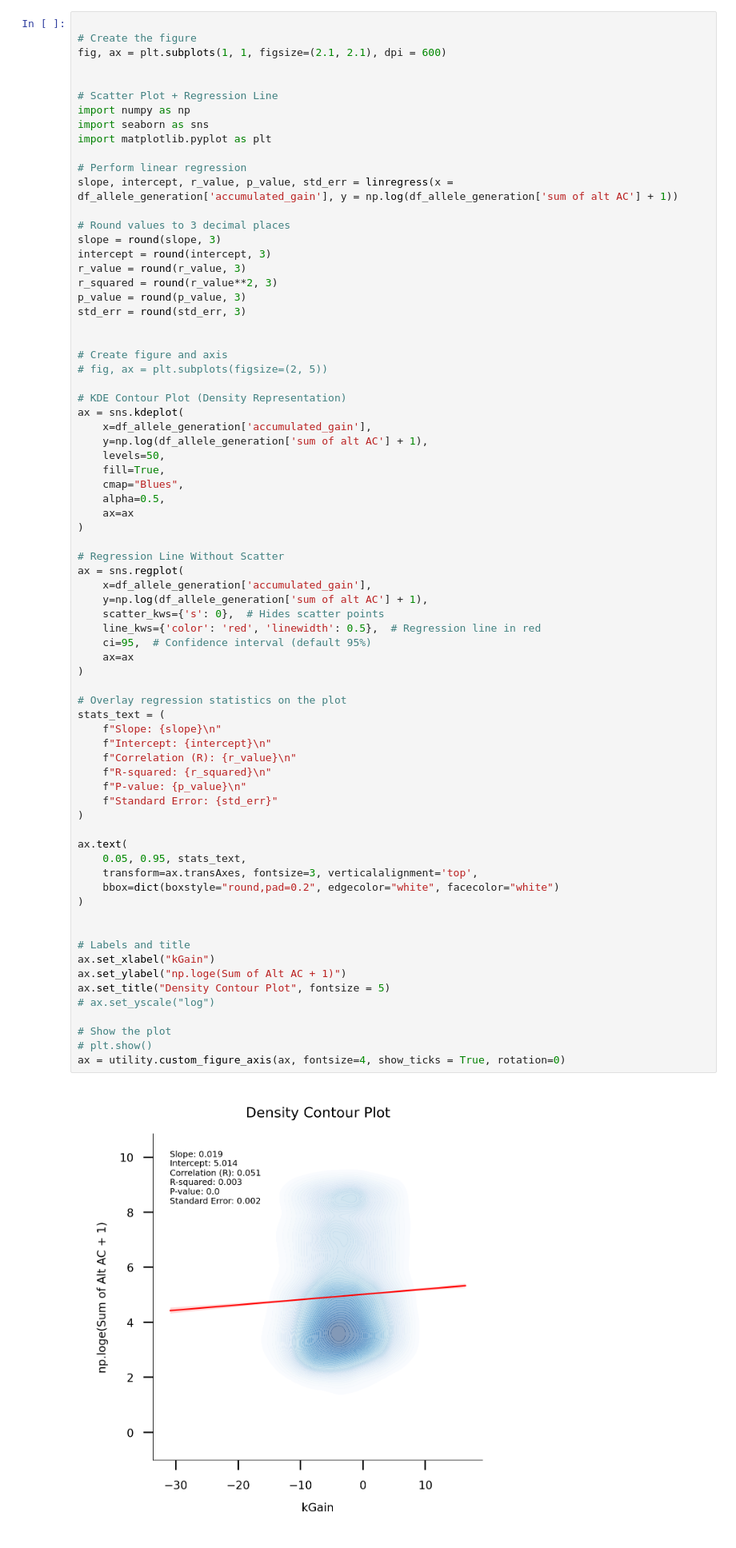
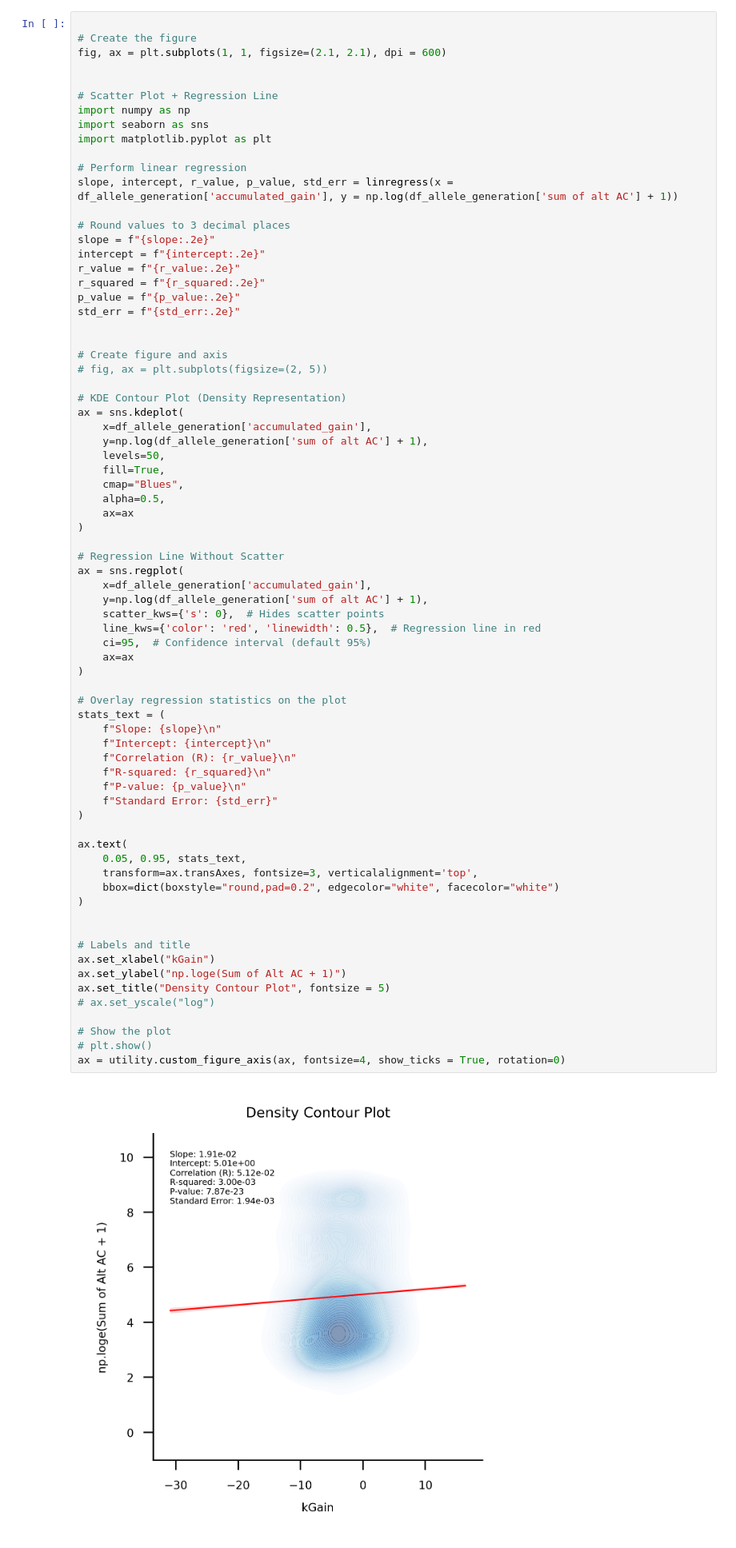
Before and after one commit to cellsemantics/Oligo_Promotion, a Jupyter notebook: figure/main figures/fig2/fig2.ipynb, the cells around one changed output. Shown at 80% size. Drawn from its saved outputs; the diff is of its cells as text.

```diff
--- a/figure/main figures/fig2/fig2.ipynb
+++ b/figure/main figures/fig2/fig2.ipynb
@@ -333,12 +340,12 @@ import matplotlib.pyplot as plt
 slope, intercept, r_value, p_value, std_err = linregress(x = df_allele_generation['accumulated_gain'], y = np.log(df_allele_generation['sum of alt AC'] + 1))
 
 # Round values to 3 decimal places
-slope = round(slope, 3)
-intercept = round(intercept, 3)
-r_value = round(r_value, 3)
-r_squared = round(r_value**2, 3)
-p_value = round(p_value, 3)
-std_err = round(std_err, 3)
+slope = f"{slope:.2e}"
+intercept = f"{intercept:.2e}"
+r_value = f"{r_value:.2e}"
+r_squared = f"{r_squared:.2e}"
+p_value = f"{p_value:.2e}"
+std_err = f"{std_err:.2e}"
 
 
 # Create figure and axis
@@ -365,34 +372,34 @@ ax = sns.regplot(
     ax=ax
 )
 
 # Overlay regression statistics on the plot
 stats_text = (
     f"Slope: {slope}\n"
     f"Intercept: {intercept}\n"
     f"Correlation (R): {r_value}\n"
     f"R-squared: {r_squared}\n"
     f"P-value: {p_value}\n"
     f"Standard Error: {std_err}"
 )
 
 ax.text(
     0.05, 0.95, stats_text,
     transform=ax.transAxes, fontsize=3, verticalalignment='top',
     bbox=dict(boxstyle="round,pad=0.2", edgecolor="white", facecolor="white")
 )
 
 
 # Labels and title
 ax.set_xlabel("kGain")
 ax.set_ylabel("np.loge(Sum of Alt AC + 1)")
 ax.set_title("Density Contour Plot", fontsize = 5)
 # ax.set_yscale("log")
 
 # Show the plot
 # plt.show()
 ax = utility.custom_figure_axis(ax, fontsize=4, show_ticks = True, rotation=0)
 # %% [output]
-[figure, old version]
+[figure, new version]
 # %% [markdown]
 ##### Generate generation wise median
 # %%
```
Also changed, not shown: parts of 8 cells of this notebook.
